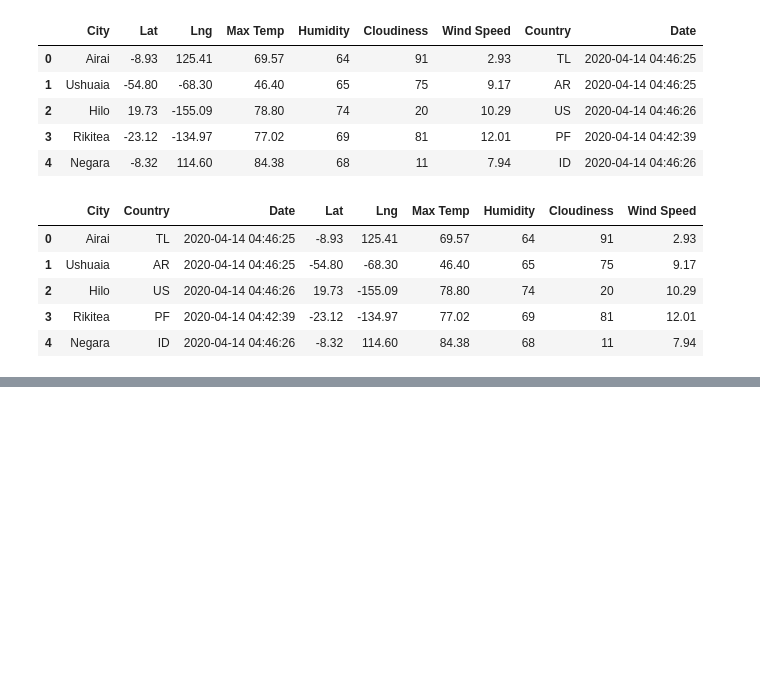
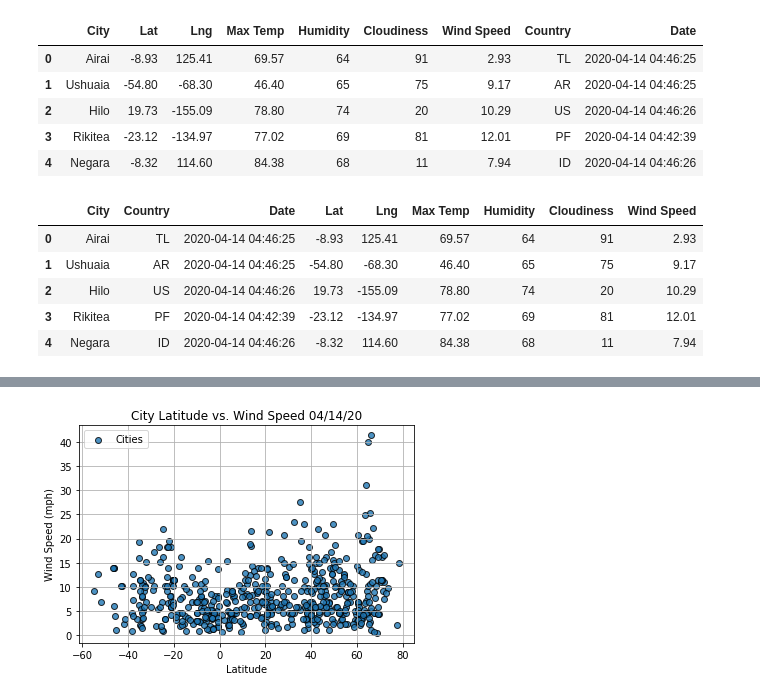
Before and after one commit to jwade688/World_Weather_Analysis, a Jupyter notebook: Weather.ipynb, the cells around one changed output, grey strips where cells are left out. Saved outputs shown, nothing was run; the diff lists cells and outputs as text; code cells hidden in the pictures; blank space fills up the shorter version.

```diff
--- a/Weather.ipynb
+++ b/Weather.ipynb
@@ -147,0 +228,24 @@ city_data_df.to_csv(output_data_file, index_label="City_ID")
+# %%
+# Build a scatter plot for latitude vs. wind speed
+plt.scatter(lats,
+           wind_speed,
+           edgecolor="black",
+           linewidths=1,
+           marker="o",
+           alpha=.8,
+           label="Cities")
+
+# Titles and labels
+plt.title(f"City Latitude vs. Wind Speed " + time.strftime("%x"))
+plt.xlabel("Latitude")
+plt.ylabel("Wind Speed (mph)")
+plt.legend()
+plt.grid()
+
+# Save the figure.
+plt.savefig("weather_data/Fig4.png")
+
+# Show the plot.
+plt.show()
+# %% [output]
+[figure, added]
```
Also changed, not shown: parts of 5 cells of this notebook.
